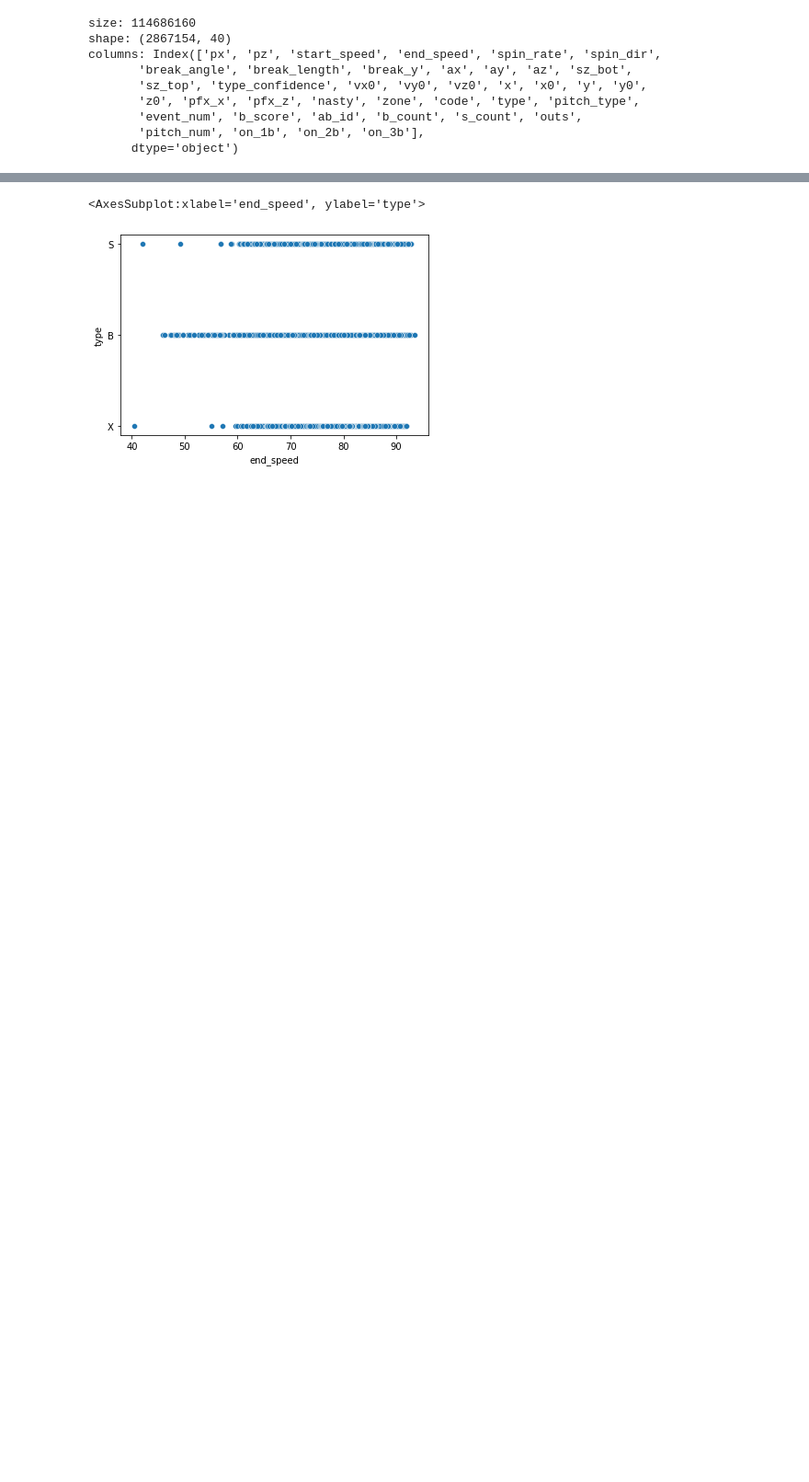
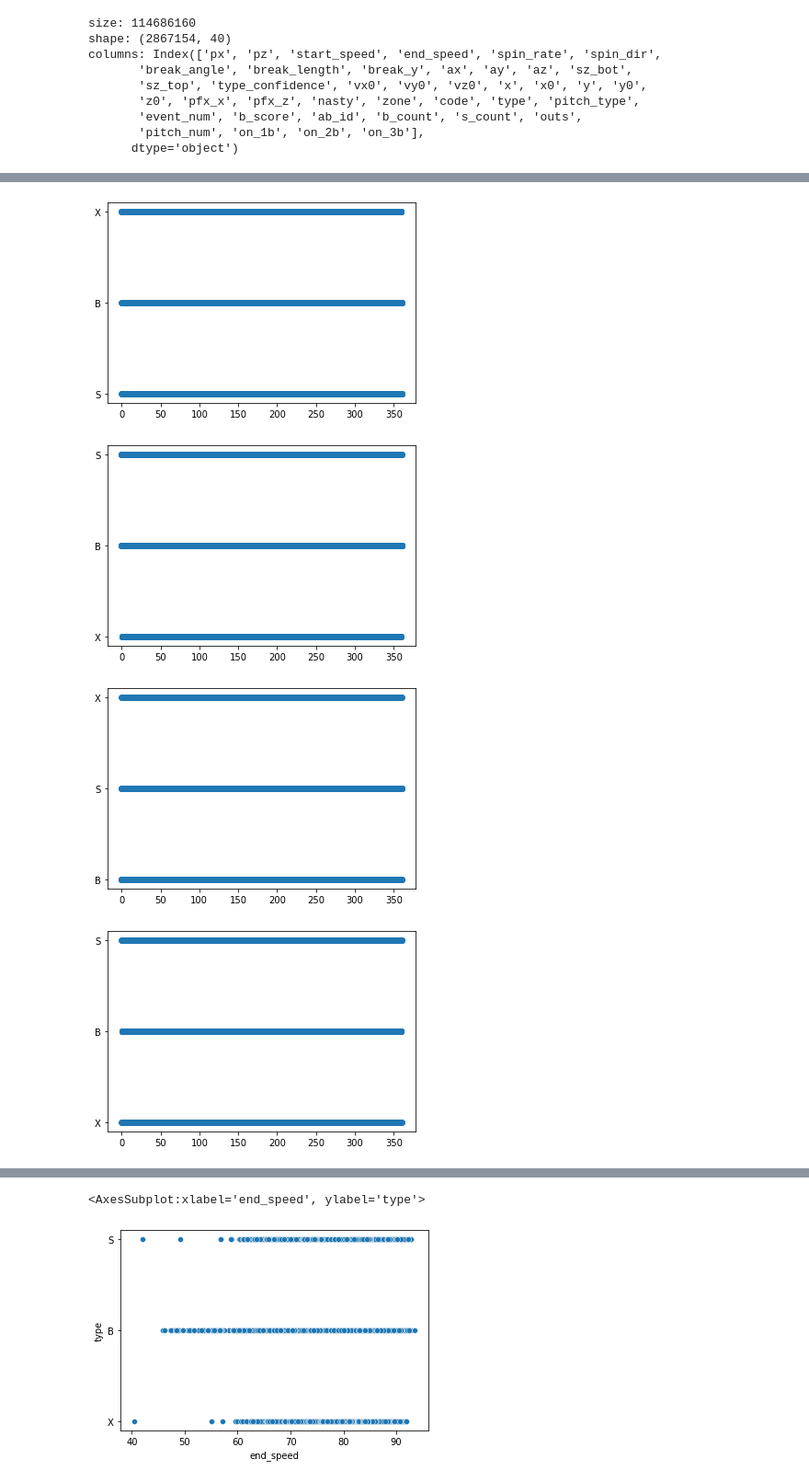
Before and after one commit to anaconda121/Whiff-Rate, a Jupyter notebook: EDA/tanish-design-project.ipynb, the cells around one changed output, grey strips where cells are left out. Shown at 92% size. Drawn from its saved outputs; the diff is of its cells as text; code cells hidden in the pictures; blank space fills up the shorter version.

```diff
--- a/EDA/tanish-design-project.ipynb
+++ b/EDA/tanish-design-project.ipynb
@@ -58,0 +99,17 @@ Things that I have learned from EDA:
+# %%
+#### Spin Dir EDA
+plt.scatter(sub_set_one['spin_dir'], sub_set_one['type'])
+plt.show()
+plt.scatter(sub_set_two['spin_dir'], sub_set_two['type'])
+plt.show()
+plt.scatter(sub_set_three['spin_dir'], sub_set_three['type'])
+plt.show()
+plt.scatter(sub_set_four['spin_dir'], sub_set_four['type'])
+plt.show()
+plt.scatter(sub_set_five['spin_dir'], sub_set_five['type'])
+plt.show()
+# %% [output]
+[figure, added]
+[figure, added]
+[figure, added]
+[figure, added]
```
Also changed, not shown: parts of 30 cells of this notebook.
